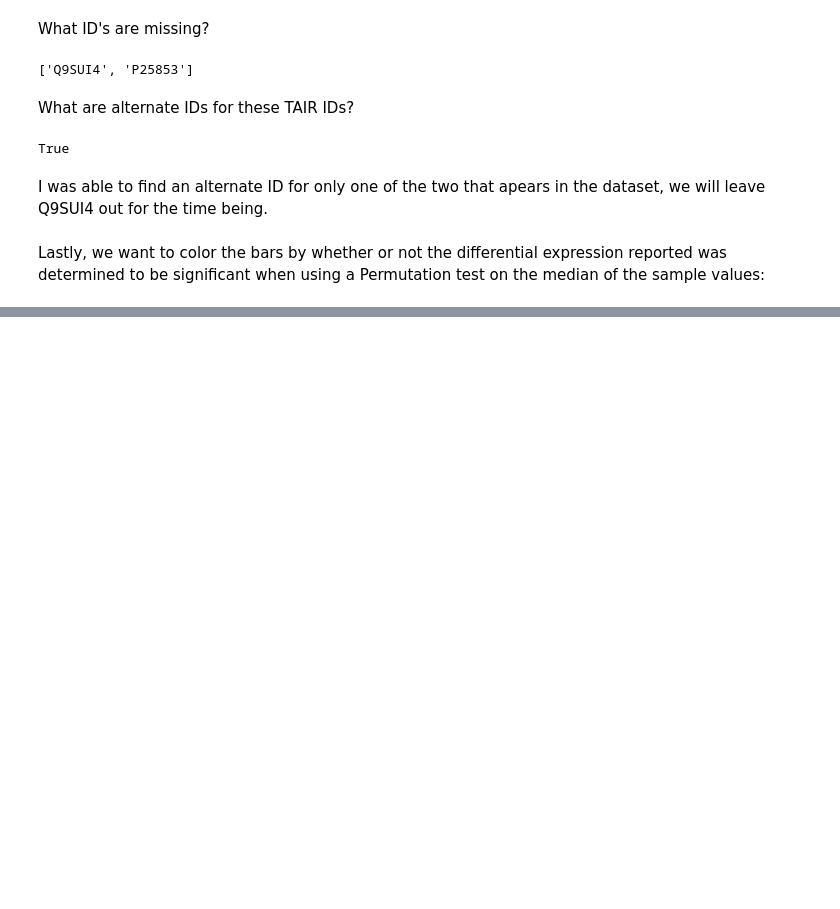
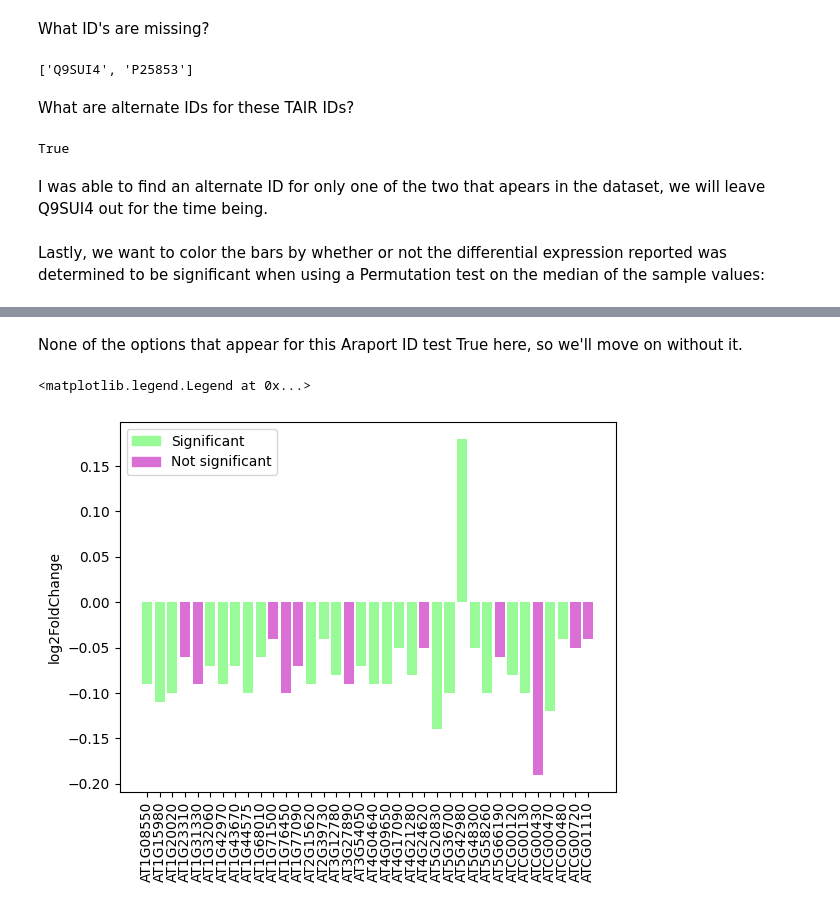
Before and after one commit to serenalotreck/photorespiration-omics, a Jupyter notebook: notebooks/protein_differential_expression_figure_reproduction.ipynb, the cells around one changed output, grey strips where cells are left out. Saved outputs shown, nothing was run; the diff lists cells and outputs as text; code cells hidden in the pictures; blank space fills up the shorter version.

Commit message:
Update figure reproduction

```diff
--- a/notebooks/protein_differential_expression_analysis.ipynb
+++ b/notebooks/protein_differential_expression_figure_reproduction.ipynb
@@ -489,0 +598,21 @@ Hooray, that looks basically right with the exception of the inversion of the si
+# %% [markdown]
+None of the options that appear for this Araport ID test True here, so we'll move on without it.
+# %%
+forty_to_plot = {k: v for k, v in forty_to_plot.items() if v != 'Q01667'}
+# %%
+forty_photosynth = forty_vs_21[forty_vs_21['Accession Number'].isin(forty_to_plot.values())]
+# %%
+data_to_plot_forty = forty_photosynth[['Accession Number', 'Log? Fold Change by Category (Set 40 / Set 21)']].set_index('Accession Number').to_dict()['Log? Fold Change by Category (Set 40 / Set 21)']
+data_to_plot_forty = {k: data_to_plot_forty[forty_to_plot[k]] for k in forty_to_plot.keys()}
+# %%
+colors_forty = {k: 'palegreen' if forty_vs_21[forty_vs_21['Accession Number'] == v][forty_pval_col_name].iloc[0] < forty_pval_cutoff else 'orchid' for k, v in forty_to_plot.items()}
+# %%
+fig, ax = plt.subplots()
+ax.bar(data_to_plot_forty.keys(), data_to_plot_forty.values(), color=colors_forty.values())
+_ = ax.set_xticklabels(labels=ax.get_xticklabels(), rotation=90)
+ax.set_ylabel('log2FoldChange')
+patches = [mpatches.Patch(color='palegreen', label='Significant'), mpatches.Patch(color='orchid', label='Not significant')]
+ax.legend(handles=patches)
+# %% [output]
+<matplotlib.legend.Legend at 0x...>
+[figure, added]
```
Also changed, not shown: parts of 44 cells of this notebook, 2 other files.
